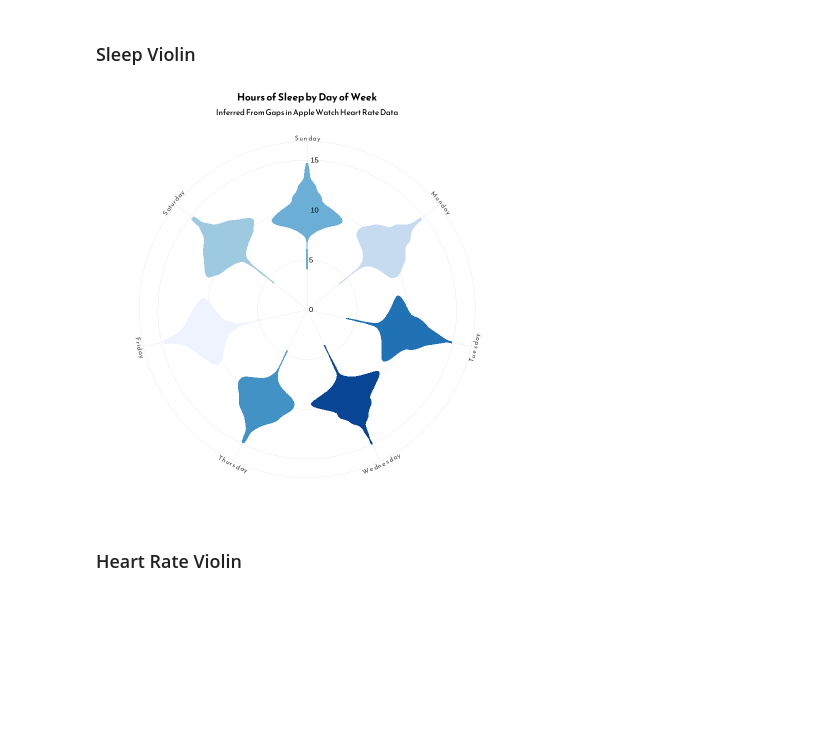
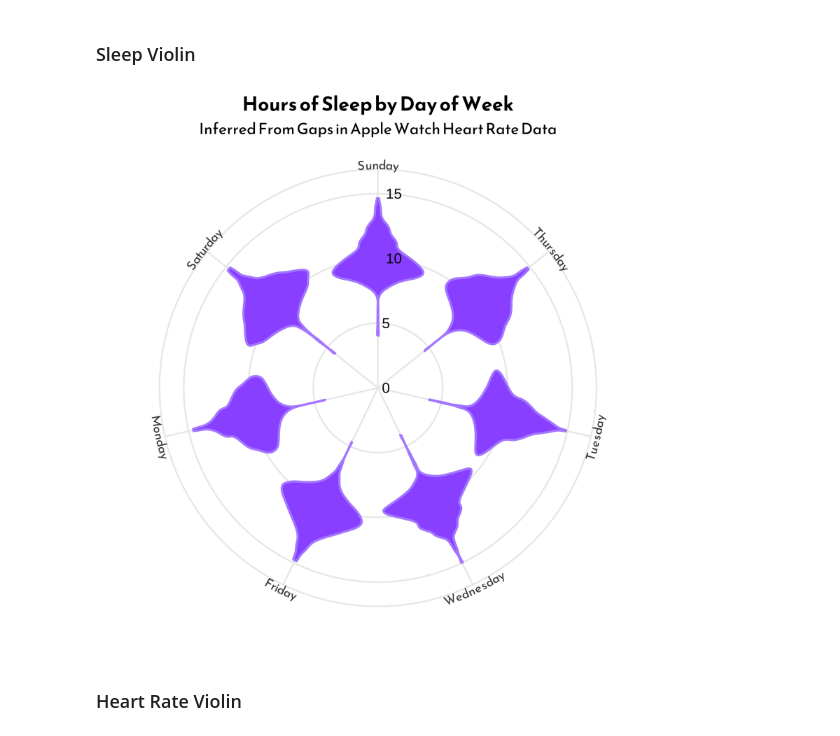
Before and after one commit to helloimfrei/apple-heart-rate, a Jupyter notebook: exploration/pretty_plots.ipynb, the cells around one changed output. Cells and saved outputs as stored; diff of their text form; code cells hidden in the pictures; blank space fills up the shorter version.

```diff
--- a/exploration/pretty_plots.ipynb
+++ b/exploration/pretty_plots.ipynb
@@ -71,33 +87,32 @@ Warning message:
 ### Sleep Violin
 # %%
 sleep_by_day_violin <- ggplot(sleep, mapping = aes(x = day_of_week, y = hours_of_sleep)) +
-geom_violin(mapping = aes(fill = day_of_week, color = day_of_week), size = 0.8) +
-scale_fill_brewer(palette = 'Blues') +
-scale_color_brewer(palette = 'Blues') +
-scale_x_discrete(limits = c("Thursday", "Friday", "Saturday","Sunday", "Monday", "Tuesday", "Wednesday")) +
+geom_violin(linewidth = 0.8, color = '#b390ff',fill = '#9c5fff') +
 labs(
   title = "Hours of Sleep by Day of Week",
-  subtitle = 'Inferred From Gaps in Apple Watch Heart Rate Data',
-  x = 'Day of Week',
-  y = 'Hours of Sleep',
-  fill = 'Day of Week',
-  color = 'Day of Week',
+  subtitle = 'Inferred From Gaps in Apple Watch Heart Rate Data'
   ) +
+
   coord_curvedpolar(start = 180*pi/180) +
+
   theme(legend.position = "none",
   axis.text.y = element_blank(),
   axis.title.y = element_blank(),
   axis.title.x = element_blank(),
   plot.title = element_text(hjust = 0.5),
   plot.subtitle = element_text(hjust = 0.5)) +
+
   #there simply must be a better way
   annotate("text", x = 4, y = 0, label = "0", hjust = -0.5) +
   annotate("text", x = 4, y = 5, label = "5", hjust = -0.5) +
   annotate("text", x = 4, y = 10, label = "10", hjust = -0.5) +
   annotate("text", x = 4, y = 15, label = "15", hjust = -0.5)
+
+
+options(repr.plot.width = 6, repr.plot.height = 6, repr.plot.res = 300)
 sleep_by_day_violin
 # %% [output]
-[figure, old version]
+[figure, new version]
 # %%
 showtext_opts(dpi = 300)
 ggsave(sleep_by_day_violin, filename = "plots/sleep_by_day.png", dpi = 600, device = 'png', width = 4, height = 4, units = 'in')
```
Also changed, not shown: parts of 5 cells of this notebook, 4 other files.
